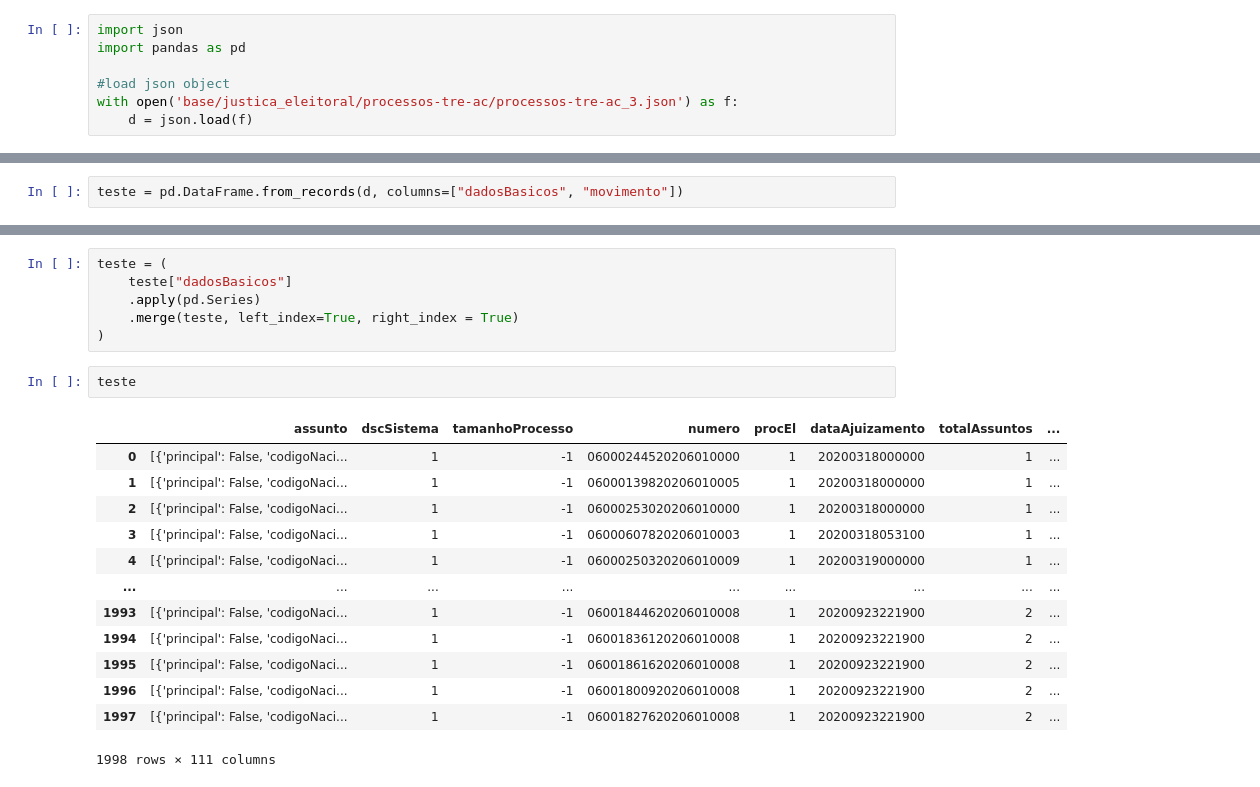
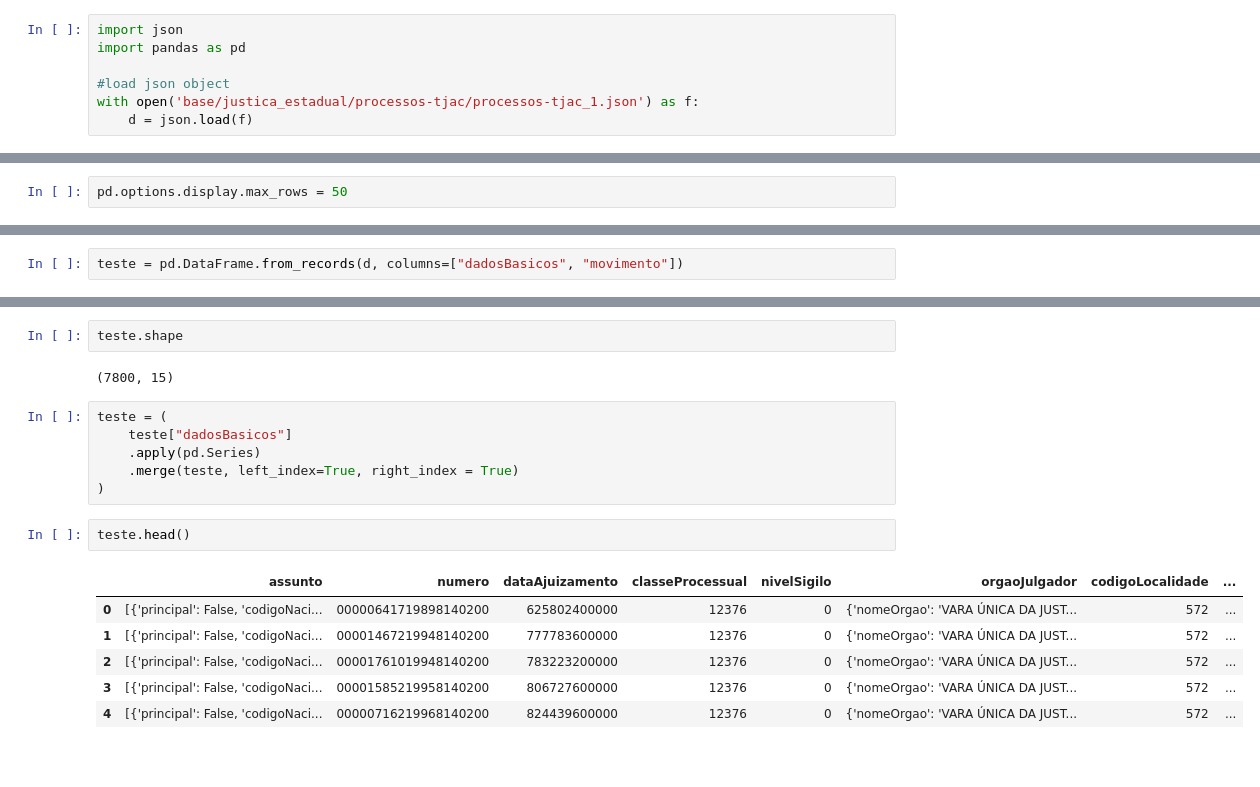
Before and after one commit to igobarros/hackathon-cnj-inova, a Jupyter notebook: source2.ipynb, the cells around one changed output, grey strips where cells are left out. Drawn from its saved outputs; the diff is of its cells as text; blank space fills up the shorter version.

```diff
--- a/source2.ipynb
+++ b/source2.ipynb
@@ -3,10 +3,12 @@ import json
 import pandas as pd
 
 #load json object
-with open('base/justica_eleitoral/processos-tre-ac/processos-tre-ac_3.json') as f:
+with open('base/justica_estadual/processos-tjac/processos-tjac_1.json') as f:
     d = json.load(f)
 # %% [markdown]
 ### Movimento
+# %%
+pd.options.display.max_rows = 50
 # %%
 movimento = pd.json_normalize(data=d, record_path='movimento', meta=['millisInsercao', 'siglaTribunal', 'grau'])
 # %%
@@ -62,3 +62,7 @@ teste
+# %%
+teste.shape
+# %% [output]
+(7800, 15)
 # %%
 teste = (
     teste["dadosBasicos"]
@@ -66,18 +70,11 @@ teste = (
     .merge(teste, left_index=True, right_index = True)
 )
 # %%
-teste
+teste.head()
 # %% [output]
-|  | assunto | dscSistema | tamanhoProcesso | numero | procEl | dataAjuizamento | totalAssuntos | ... |
-| 0 | [{'principal': False, 'codigoNaci... | 1 | -1 | 06000244520206010000 | 1 | 20200318000000 | 1 | ... |
-| 1 | [{'principal': False, 'codigoNaci... | 1 | -1 | 06000139820206010005 | 1 | 20200318000000 | 1 | ... |
-| 2 | [{'principal': False, 'codigoNaci... | 1 | -1 | 06000253020206010000 | 1 | 20200318000000 | 1 | ... |
-| 3 | [{'principal': False, 'codigoNaci... | 1 | -1 | 06000607820206010003 | 1 | 20200318053100 | 1 | ... |
-| 4 | [{'principal': False, 'codigoNaci... | 1 | -1 | 06000250320206010009 | 1 | 20200319000000 | 1 | ... |
-| ... | ... | ... | ... | ... | ... | ... | ... | ... |
-| 1993 | [{'principal': False, 'codigoNaci... | 1 | -1 | 06001844620206010008 | 1 | 20200923221900 | 2 | ... |
-| 1994 | [{'principal': False, 'codigoNaci... | 1 | -1 | 06001836120206010008 | 1 | 20200923221900 | 2 | ... |
-| 1995 | [{'principal': False, 'codigoNaci... | 1 | -1 | 06001861620206010008 | 1 | 20200923221900 | 2 | ... |
-| 1996 | [{'principal': False, 'codigoNaci... | 1 | -1 | 06001800920206010008 | 1 | 20200923221900 | 2 | ... |
-| 1997 | [{'principal': False, 'codigoNaci... | 1 | -1 | 06001827620206010008 | 1 | 20200923221900 | 2 | ... |
+|  | assunto | numero | dataAjuizamento | classeProcessual | nivelSigilo | orgaoJulgador | codigoLocalidade | ... |
+| 0 | [{'principal': False, 'codigoNaci... | 00000641719898140200 | 625802400000 | 12376 | 0 | {'nomeOrgao': 'VARA ÚNICA DA JUST... | 572 | ... |
+| 1 | [{'principal': False, 'codigoNaci... | 00001467219948140200 | 777783600000 | 12376 | 0 | {'nomeOrgao': 'VARA ÚNICA DA JUST... | 572 | ... |
+| 2 | [{'principal': False, 'codigoNaci... | 00001761019948140200 | 783223200000 | 12376 | 0 | {'nomeOrgao': 'VARA ÚNICA DA JUST... | 572 | ... |
+| 3 | [{'principal': False, 'codigoNaci... | 00001585219958140200 | 806727600000 | 12376 | 0 | {'nomeOrgao': 'VARA ÚNICA DA JUST... | 572 | ... |
+| 4 | [{'principal': False, 'codigoNaci... | 00000716219968140200 | 824439600000 | 12376 | 0 | {'nomeOrgao': 'VARA ÚNICA DA JUST... | 572 | ... |
-1998 rows × 111 columns
```
Also changed, not shown: parts of 5 cells of this notebook, 1 other file.
